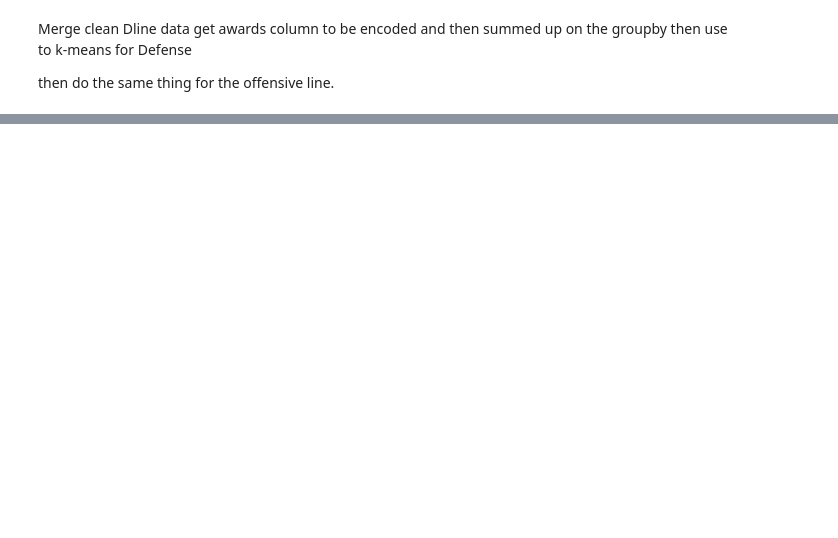
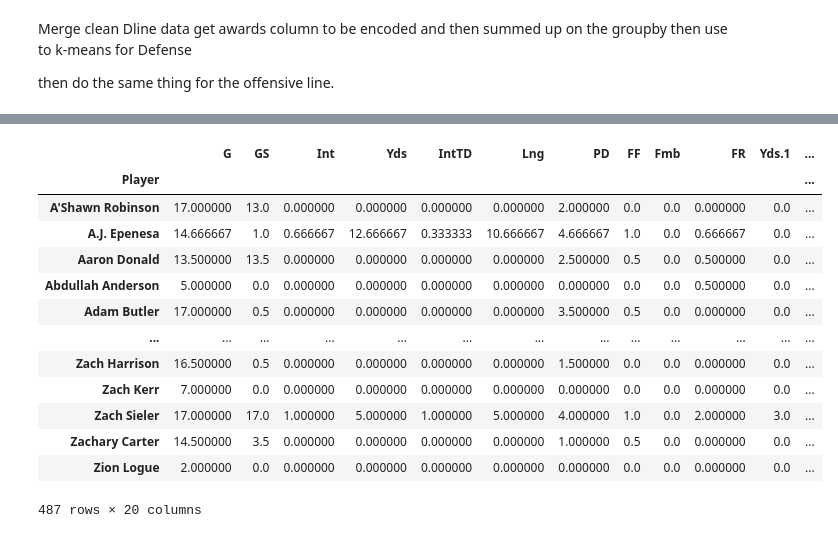
Before and after one commit to willvernon/Draft_Pick_Success, a Jupyter notebook: notebooks/01_DL_prep.ipynb, the cells around one changed output, grey strips where cells are left out. Drawn from its saved outputs; the diff is of its cells as text; code cells hidden in the pictures; blank space fills up the shorter version.

Commit message:
Add: Dline k-means

```diff
--- a/notebooks/01_DL_prep.ipynb
+++ b/notebooks/01_DL_prep.ipynb
@@ -192,5 +155,3 @@ dline
 | 866 | Bryan Bresee | DT | 17 | 11 | 0 | 0 | 0 | 0 | 3 | 1 | ... | ... |
 | 867 | Nnamdi Madubuike | DT | 17 | 17 | 0 | 0 | 0 | 0 | 1 | 1 | ... | ... |
 868 rows × 22 columns
-# %%
-dline["Awards"] = 1 if dline["Awards"] != "0" else 0
@@ -200,3 +159,5 @@ ValueError: The truth value of a Series is ambiguous. Use a.empty, a.bool(), a.i
 Merge clean Dline data get awards column to be encoded and then summed up on the groupby then use to k-means for Defense
 
 then do the same thing for the offensive line.
+# %%
+dline["Awards"] = pd.Categorical(dline["Awards"]).codes
@@ -202,0 +180,19 @@ then do the same thing for the offensive line.
+# %%
+dline = dline.drop('Pos', axis=1)
+# %%
+dline.groupby('Player').mean()
+# %% [output]
+|  | G | GS | Int | Yds | IntTD | Lng | PD | FF | Fmb | FR | Yds.1 | ... |
+| Player |  |  |  |  |  |  |  |  |  |  |  | ... |
+| A'Shawn Robinson | 17.000000 | 13.0 | 0.000000 | 0.000000 | 0.000000 | 0.000000 | 2.000000 | 0.0 | 0.0 | 0.000000 | 0.0 | ... |
+| A.J. Epenesa | 14.666667 | 1.0 | 0.666667 | 12.666667 | 0.333333 | 10.666667 | 4.666667 | 1.0 | 0.0 | 0.666667 | 0.0 | ... |
+| Aaron Donald | 13.500000 | 13.5 | 0.000000 | 0.000000 | 0.000000 | 0.000000 | 2.500000 | 0.5 | 0.0 | 0.500000 | 0.0 | ... |
+| Abdullah Anderson | 5.000000 | 0.0 | 0.000000 | 0.000000 | 0.000000 | 0.000000 | 0.000000 | 0.0 | 0.0 | 0.500000 | 0.0 | ... |
+| Adam Butler | 17.000000 | 0.5 | 0.000000 | 0.000000 | 0.000000 | 0.000000 | 3.500000 | 0.5 | 0.0 | 0.000000 | 0.0 | ... |
+| ... | ... | ... | ... | ... | ... | ... | ... | ... | ... | ... | ... | ... |
+| Zach Harrison | 16.500000 | 0.5 | 0.000000 | 0.000000 | 0.000000 | 0.000000 | 1.500000 | 0.0 | 0.0 | 0.000000 | 0.0 | ... |
+| Zach Kerr | 7.000000 | 0.0 | 0.000000 | 0.000000 | 0.000000 | 0.000000 | 0.000000 | 0.0 | 0.0 | 0.000000 | 0.0 | ... |
+| Zach Sieler | 17.000000 | 17.0 | 1.000000 | 5.000000 | 1.000000 | 5.000000 | 4.000000 | 1.0 | 0.0 | 2.000000 | 3.0 | ... |
+| Zachary Carter | 14.500000 | 3.5 | 0.000000 | 0.000000 | 0.000000 | 0.000000 | 1.000000 | 0.5 | 0.0 | 0.000000 | 0.0 | ... |
+| Zion Logue | 2.000000 | 0.0 | 0.000000 | 0.000000 | 0.000000 | 0.000000 | 0.000000 | 0.0 | 0.0 | 0.000000 | 0.0 | ... |
+487 rows × 20 columns
```
Also changed, not shown: parts of 7 cells of this notebook, 6 other files.
